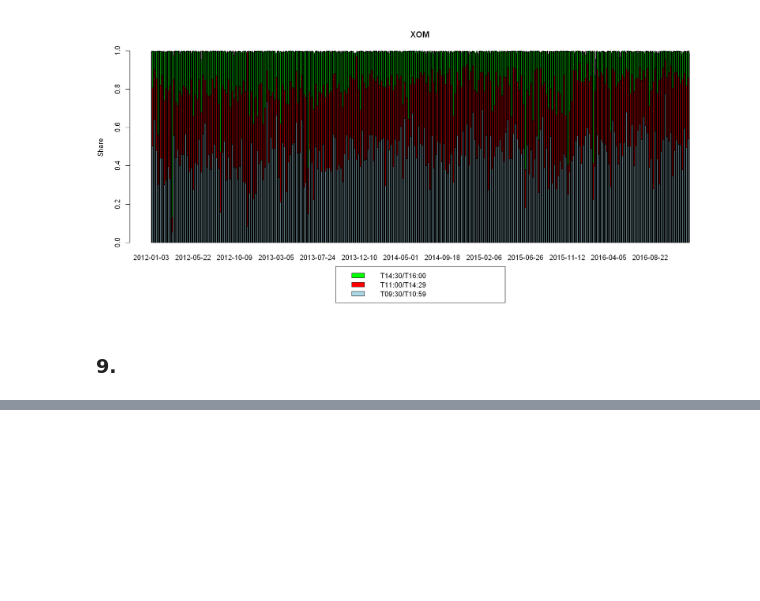
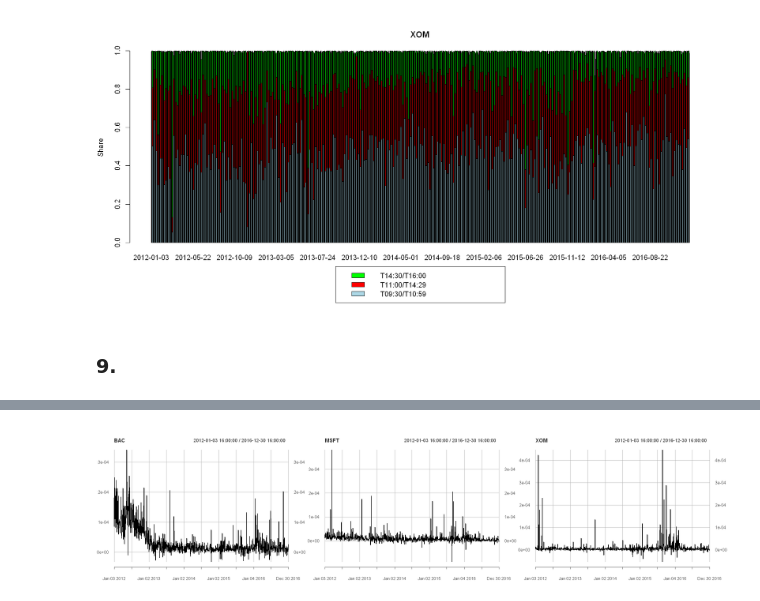
Before and after one commit to JanK0095/Financial-Econometrics-Course-Projects, a Jupyter notebook: HW3/FE1_HW3_Kubal_Mattanelli.ipynb, the cells around one changed output, grey strips where cells are left out. Drawn from its saved outputs; the diff is of its cells as text; code cells hidden in the pictures; blank space fills up the shorter version.

```diff
--- a/HW3/FE1_HW3_Kubal_Mattanelli.ipynb
+++ b/HW3/FE1_HW3_Kubal_Mattanelli.ipynb
@@ -702,0 +724,14 @@ for (i in 1:3) {
+# %%
+#Calculating the jumps
+jumps <- vector("list", 3)
+for (i in 1:3) {
+    jumps[[i]] <- real_var_from_prices[[i]] - bpv[[i]]
+}
+# %%
+#Plotting the jumps
+par(mfrow = c(1, 3))
+for (i in 1:3) {
+    print(plot(jumps[[i]], main = stock_names[i]))
+}
+# %% [output]
+[figure, added]
```
Also changed, not shown: parts of 14 cells of this notebook.
